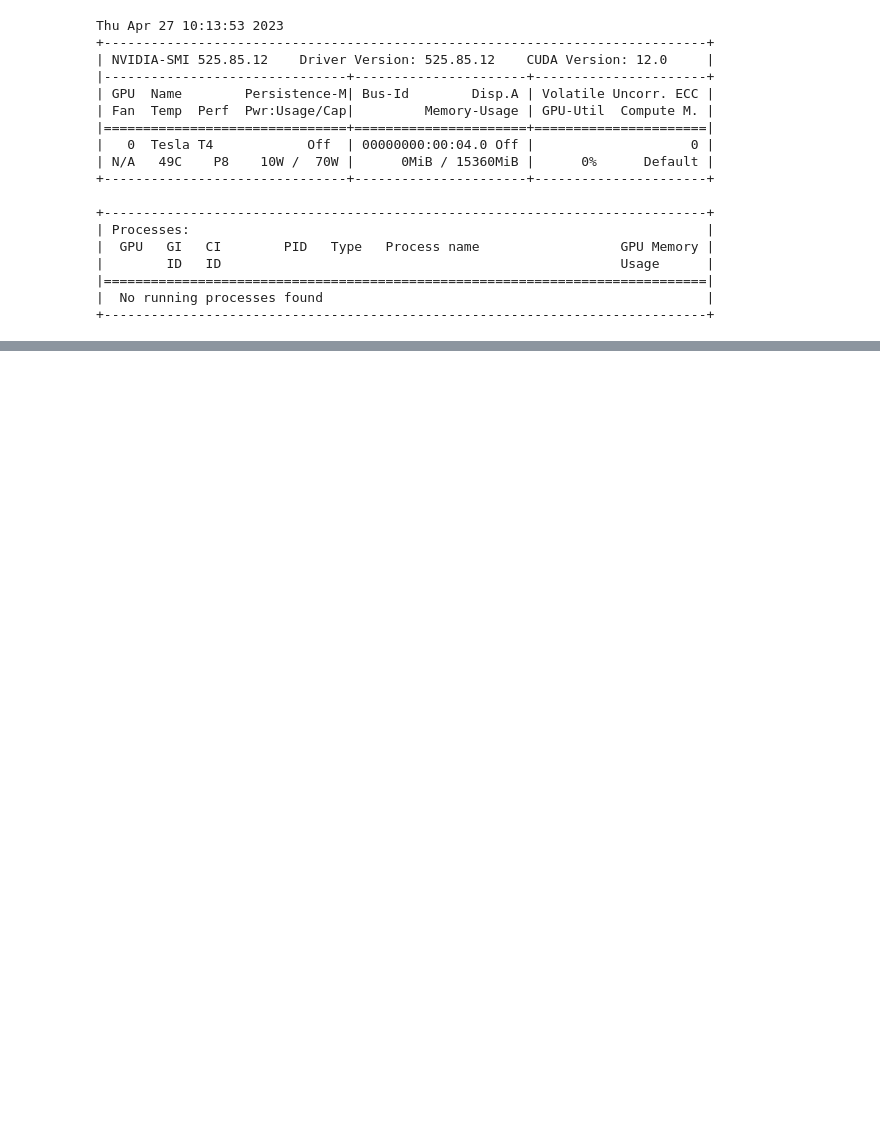
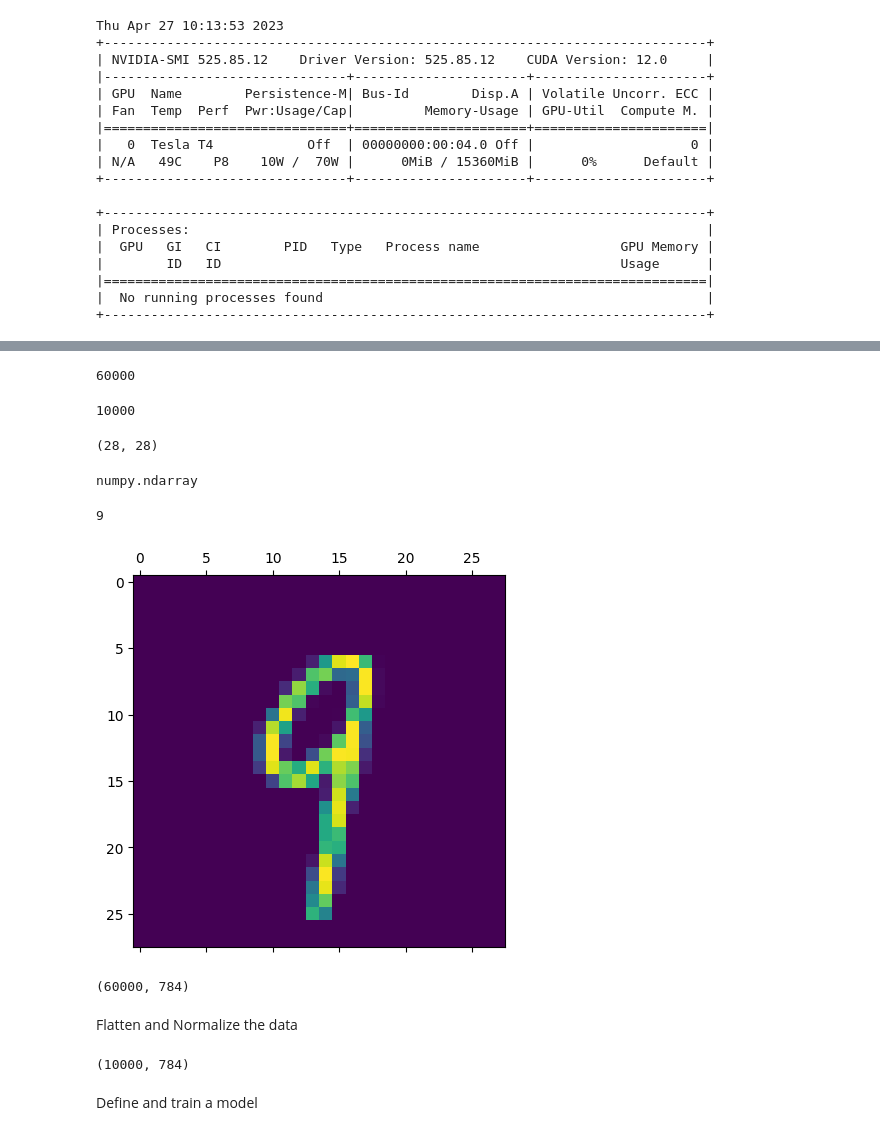
Before and after one commit to srikharshashi/learn-dl, a Jupyter notebook: classification.ipynb, the cells around one changed output, grey strips where cells are left out. Drawn from its saved outputs; the diff is of its cells as text; code cells hidden in the pictures; blank space fills up the shorter version.

```diff
--- a/classification.ipynb
+++ b/classification.ipynb
@@ -34,0 +32,22 @@ Downloading data from https://storage.googleapis.com/tensorflow/tf-keras-dataset
+# %%
+len(X_train)
+# %% [output]
+60000
+# %%
+len(X_test)
+# %% [output]
+10000
+# %%
+X_train[0].shape
+# %% [output]
+(28, 28)
+# %%
+type(X_train[0])
+# %% [output]
+numpy.ndarray
+# %%
+plt.matshow(X_train[900])
+y_train[900]
+# %% [output]
+9
+[figure, added]
@@ -34,0 +56,6 @@ Downloading data from https://storage.googleapis.com/tensorflow/tf-keras-dataset
+# %%
+X_trainf.shape
+# %% [output]
+(60000, 784)
+# %% [markdown]
+Flatten and Normalize the data
@@ -34,0 +64,4 @@ Downloading data from https://storage.googleapis.com/tensorflow/tf-keras-dataset
+# %%
+X_testf.shape
+# %% [output]
+(10000, 784)
@@ -34,0 +71,2 @@ Downloading data from https://storage.googleapis.com/tensorflow/tf-keras-dataset
+# %% [markdown]
+Define and train a model
```
Also changed, not shown: parts of 25 cells of this notebook.
